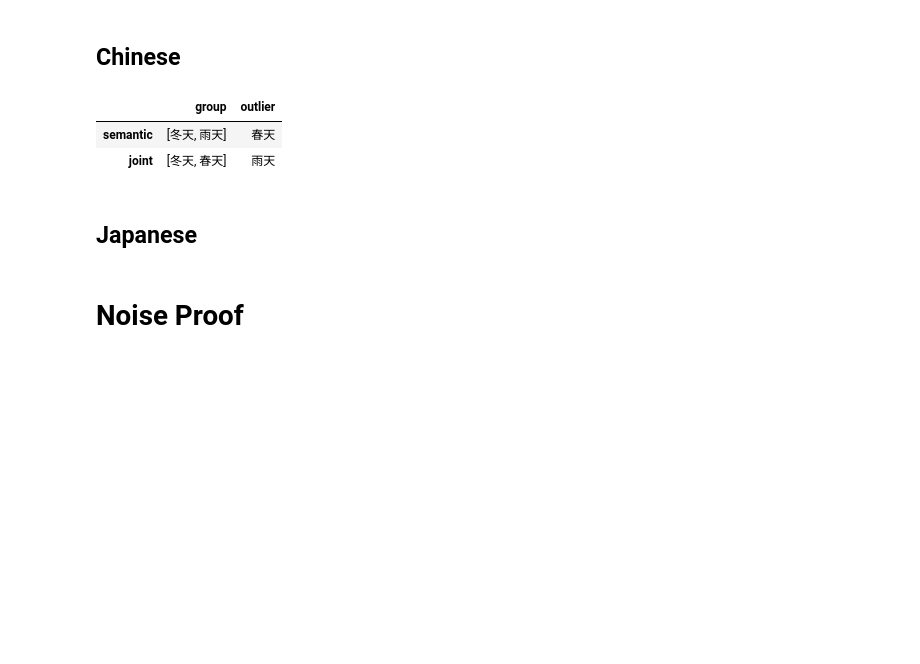
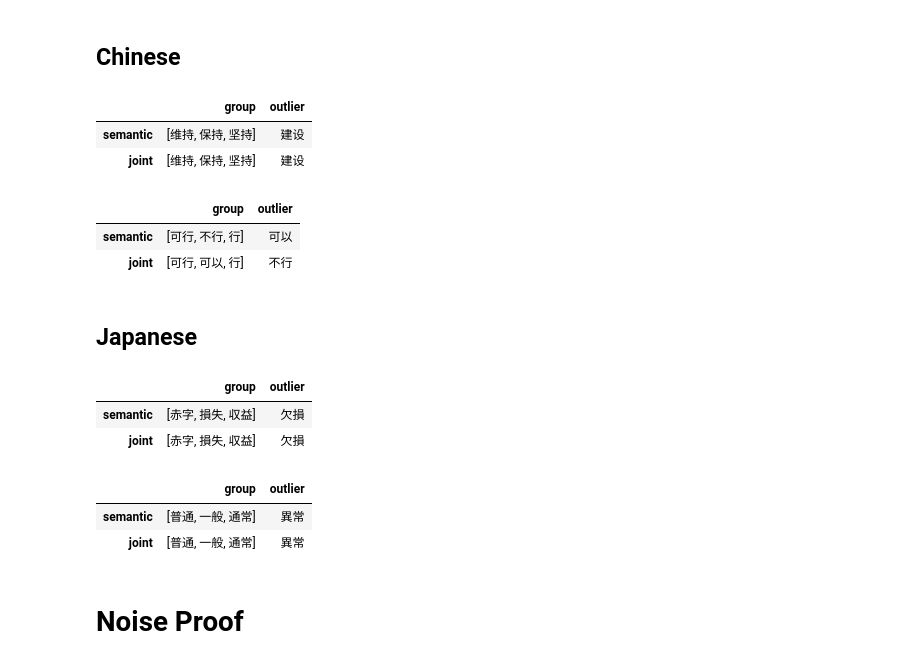
Before and after one commit to windsuzu/Joint-Semantic-Phonetic-Embedding, a Jupyter notebook: experiments/main/analyze_embedding.ipynb, the cells around one changed output. Cells and saved outputs as stored; diff of their text form; code cells hidden in the pictures; blank space fills up the shorter version.

```diff
--- a/experiments/main/analyze_embedding.ipynb
+++ b/experiments/main/analyze_embedding.ipynb
@@ -233,6 +257,8 @@ test_analogy("男性", "女性", "父親", jp_word2vec, jpm_word2vec, is_zh=Fals
 def test_outlier(*words, emb1, emb2, is_zh=True):
     if is_zh:
         words = list(map(cc.convert, words))
+
+    assert [emb1[word] is not None for word in words]
 
     out1 = emb1.doesnt_match(words)
     filtered1 = [word for word in words if word != out1]
@@ -246,13 +272,31 @@ def test_outlier(*words, emb1, emb2, is_zh=True):
 # %% [markdown]
 ## Chinese
 # %%
-test_outlier("冬天", "春天", "雨天", emb1=ch_word2vec, emb2=chm_word2vec)
+test_outlier("維持", "保持", "堅持", "建設", emb1=ch_word2vec, emb2=chm_word2vec)
 # %% [output]
 |  | group | outlier |
-| semantic | [冬天, 雨天] | 春天 |
-| joint | [冬天, 春天] | 雨天 |
+| semantic | [维持, 保持, 坚持] | 建设 |
+| joint | [维持, 保持, 坚持] | 建设 |
+# %%
+test_outlier("可行", "不行", "可以", "行", emb1=ch_word2vec, emb2=chm_word2vec)
+# %% [output]
+|  | group | outlier |
+| semantic | [可行, 不行, 行] | 可以 |
+| joint | [可行, 可以, 行] | 不行 |
 # %% [markdown]
 ## Japanese
+# %%
+test_outlier("赤字", "欠損", "損失", "収益", emb1=jp_word2vec, emb2=jpm_word2vec, is_zh=False)
+# %% [output]
+|  | group | outlier |
+| semantic | [赤字, 損失, 収益] | 欠損 |
+| joint | [赤字, 損失, 収益] | 欠損 |
+# %%
+test_outlier("普通", "一般", "通常", "異常", emb1=jp_word2vec, emb2=jpm_word2vec, is_zh=False)
+# %% [output]
+|  | group | outlier |
+| semantic | [普通, 一般, 通常] | 異常 |
+| joint | [普通, 一般, 通常] | 異常 |
 # %% [markdown]
 # Noise Proof
 # %% [markdown]
```
Also changed, not shown: parts of 41 cells of this notebook.
